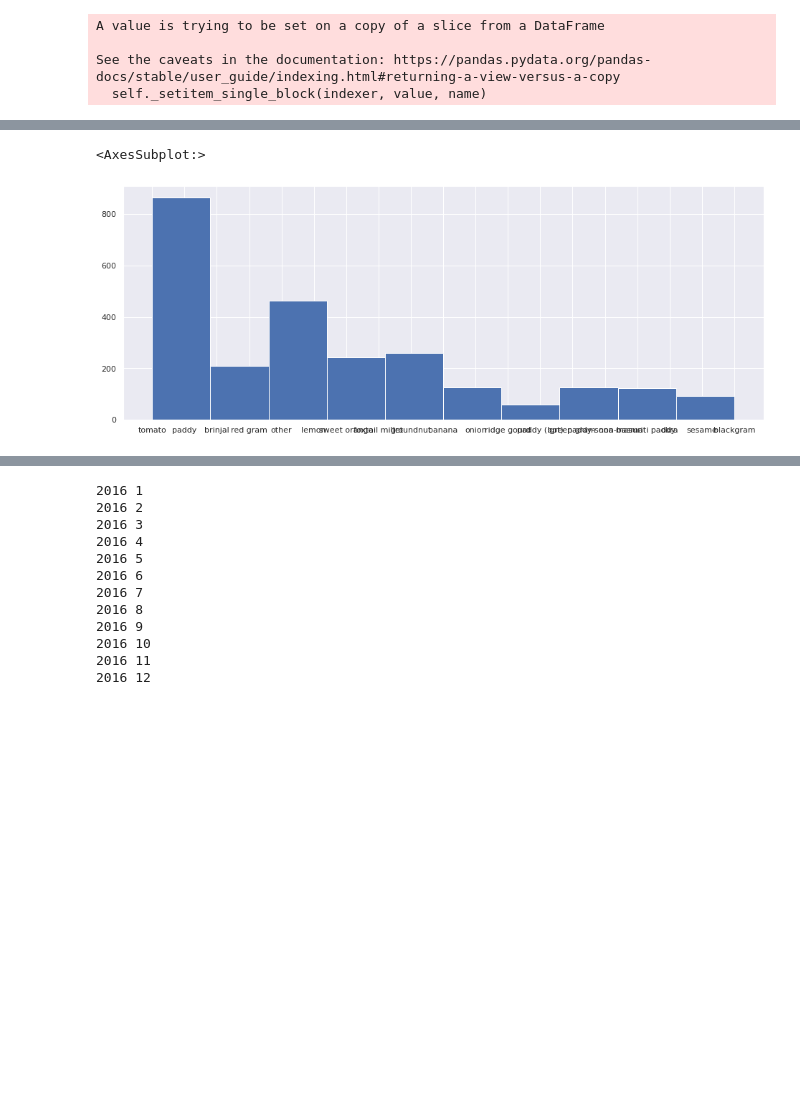
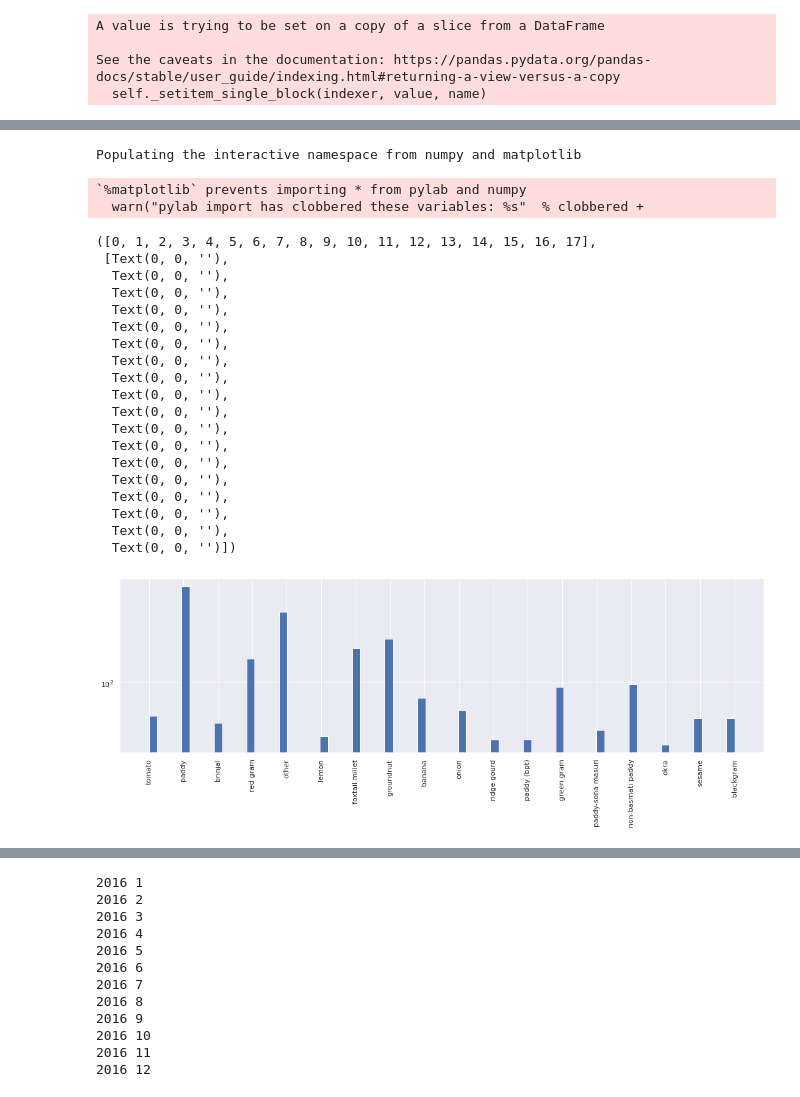
Before and after one commit to Spiruel/stfc-food-network-cop26-hackathon, a Jupyter notebook: dl_features_gee.ipynb, the cells around one changed output, grey strips where cells are left out. Cells and saved outputs as stored; diff of their text form; code cells hidden in the pictures; blank space fills up the shorter version.

```diff
--- a/dl_features_gee.ipynb
+++ b/dl_features_gee.ipynb
@@ -93,9 +108,34 @@ print(df.Crops.nunique())
 # %%
-plt.figure(figsize=(16,6))
-df.Crops.hist()
+%pylab inline
+fig = plt.figure(figsize=(18,5))
+ax = plt.gca()
+df.Crops.hist(ax=ax, bins=72)
+ax.set_yscale('log')
+plt.xticks(rotation=90)
 # %% [output]
-<AxesSubplot:>
+Populating the interactive namespace from numpy and matplotlib
+`%matplotlib` prevents importing * from pylab and numpy
+  warn("pylab import has clobbered these variables: %s"  % clobbered +
+([0, 1, 2, 3, 4, 5, 6, 7, 8, 9, 10, 11, 12, 13, 14, 15, 16, 17],
+ [Text(0, 0, ''),
+  Text(0, 0, ''),
+  Text(0, 0, ''),
+  Text(0, 0, ''),
+  Text(0, 0, ''),
+  Text(0, 0, ''),
+  Text(0, 0, ''),
+  Text(0, 0, ''),
+  Text(0, 0, ''),
+  Text(0, 0, ''),
+  Text(0, 0, ''),
+  Text(0, 0, ''),
+  Text(0, 0, ''),
+  Text(0, 0, ''),
+  Text(0, 0, ''),
+  Text(0, 0, ''),
+  Text(0, 0, ''),
+  Text(0, 0, '')])
-[figure, old version]
+[figure, new version]
 # %%
 features = []
 years = []
```
Also changed, not shown: parts of 27 cells of this notebook, 3 other files.
